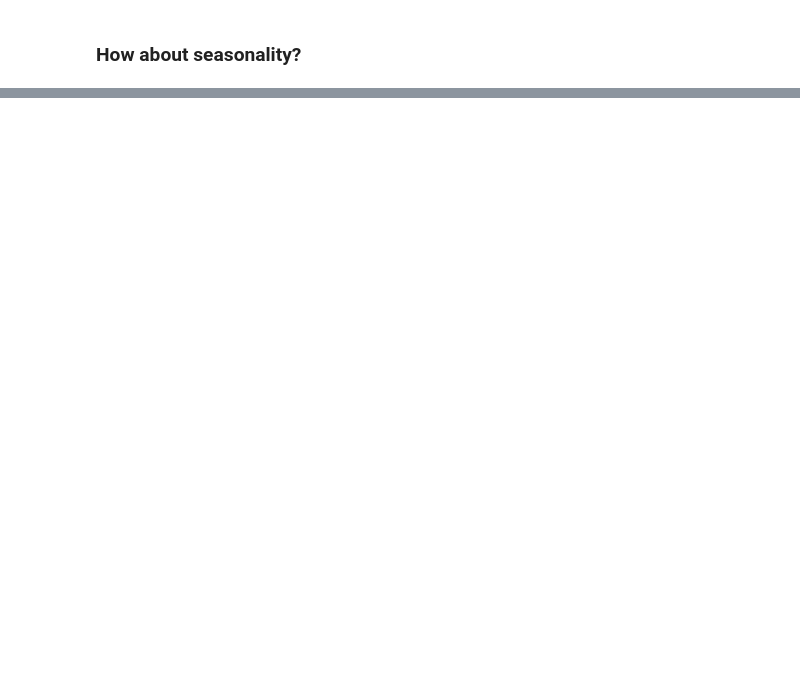
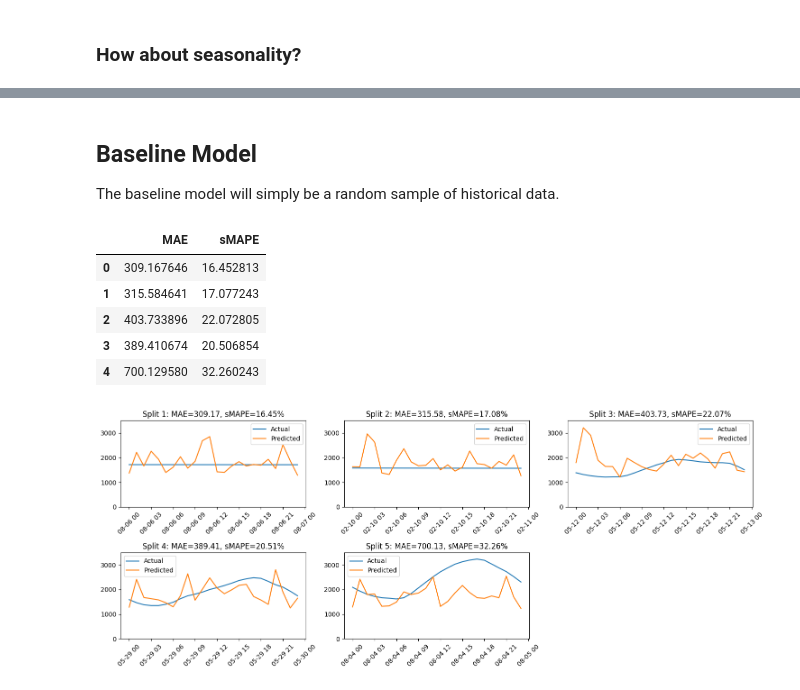
Before and after one commit to hankehly/adhoc-energy-analytics, a Jupyter notebook: notebooks/202503151107_load_forecasting.ipynb, the cells around one changed output, grey strips where cells are left out. Cells and saved outputs as stored; diff of their text form; code cells hidden in the pictures; blank space fills up the shorter version.

```diff
--- a/notebooks/202503151107_load_forecasting.ipynb
+++ b/notebooks/202503151107_load_forecasting.ipynb
@@ -279,0 +445,4 @@ plt.show()
+# %% [markdown]
+## Baseline Model
+
+The baseline model will simply be a random sample of historical data.
@@ -279,0 +494,59 @@ plt.show()
+# %%
+import math
+
+from sklearn.metrics import mean_absolute_error
+
+# Store MAE scores for evaluation
+mae_scores = []
+
+evaluation_results = {"MAE": [], "sMAPE": []}
+
+n_rows = math.ceil(n_splits / 3)
+fig, axes = plt.subplots(n_rows, 3, figsize=(15, 3 * n_rows))
+axes = axes.flatten()
+
+for i, (train_index, test_index) in enumerate(custom_splits):
+    X_train, X_test = X.loc[train_index], X.loc[test_index]
+    y_train, y_test = y.loc[train_index], y.loc[test_index]
+
+    # Train the model on past data
+    model = BaselineModel()
+    model.fit(X_train, y_train)
+
+    # Predict on the 24-hour test window
+    y_pred = model.predict(X_test)
+
+    # Compute MAE and sMAPE for this sliding window split
+    mae = mean_absolute_error(y_test, y_pred)
+    smape_value = smape(y_test, y_pred)
+
+    # Store the evaluation results
+    evaluation_results["MAE"].append(mae)
+    evaluation_results["sMAPE"].append(smape_value)
+
+    # print(y_test)
+
+    # Plot actual vs predicted values for this split
+    axes[i].plot(y_test.index, y_test, label="Actual")
+    axes[i].plot(y_test.index, y_pred, label="Predicted")
+    axes[i].set_title(f"Split {i+1}: MAE={mae:.2f}, sMAPE={smape_value:.2f}%")
+    axes[i].legend()
+    axes[i].set_ylim(0, 3500)
+    axes[i].tick_params(axis="x", rotation=45)
+
+# Remove unused subplots if any exist
+for j in range(i + 1, len(axes)):
+    fig.delaxes(axes[j])
+
+plt.tight_layout()
+
+# Convert results to a DataFrame for better visualization
+pd.DataFrame(evaluation_results)
+# %% [output]
+|  | MAE | sMAPE |
+| 0 | 309.167646 | 16.452813 |
+| 1 | 315.584641 | 17.077243 |
+| 2 | 403.733896 | 22.072805 |
+| 3 | 389.410674 | 20.506854 |
+| 4 | 700.129580 | 32.260243 |
+[figure, added]
```
Also changed, not shown: parts of 25 cells of this notebook, 1 other file.
